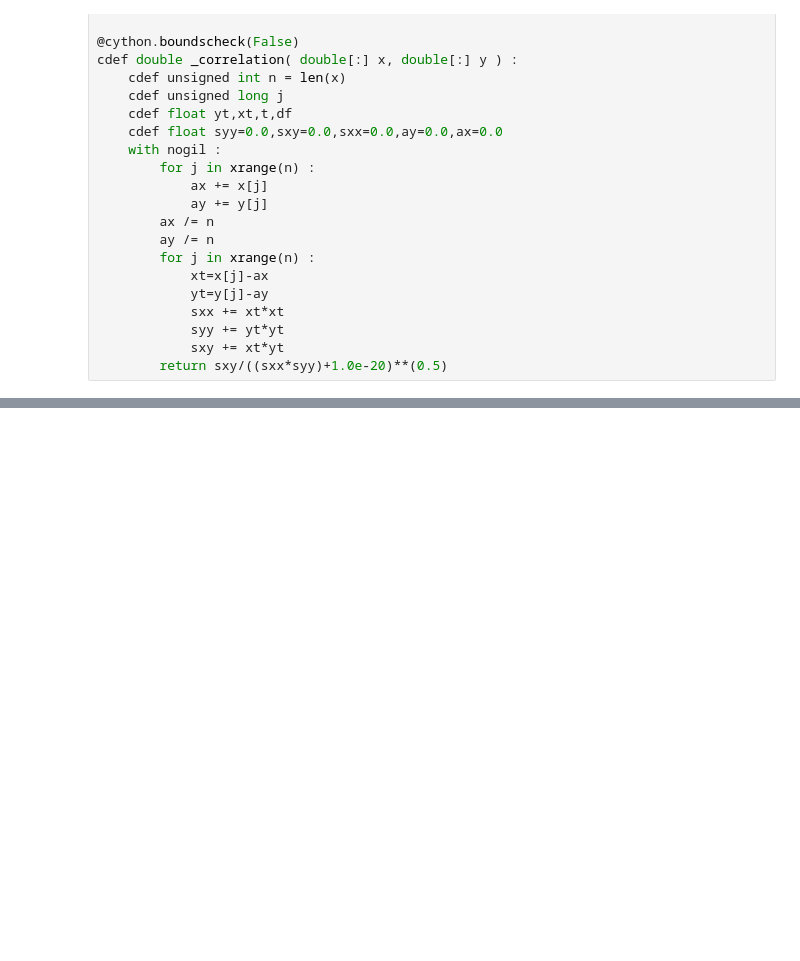
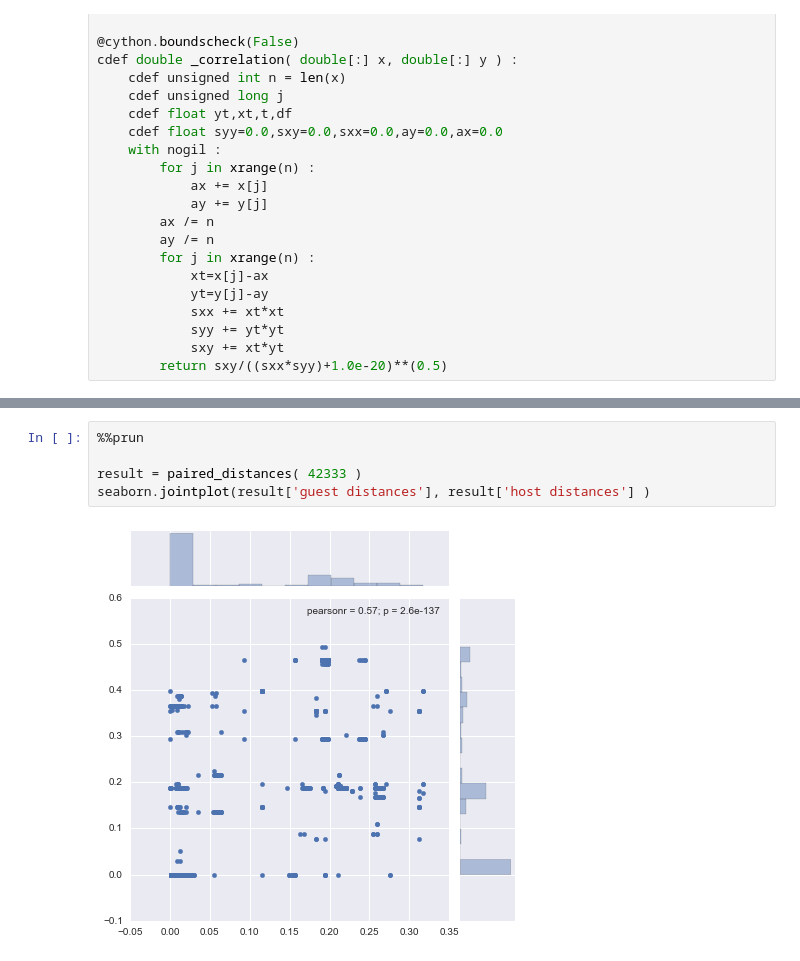
Before and after one commit to ryneches/Shand, a Jupyter notebook: examples.ipynb, the cells around one changed output, grey strips where cells are left out. Cells and saved outputs as stored; diff of their text form; blank space fills up the shorter version.

```diff
--- a/examples.ipynb
+++ b/examples.ipynb
@@ -189,0 +229,7 @@ with seaborn.axes_style("white"):
+# %%
+%%prun
+
+result = paired_distances( 42333 )
+seaborn.jointplot(result['guest distances'], result['host distances'] )
+# %% [output]
+[figure, added]
```
Also changed, not shown: parts of 16 cells of this notebook.
